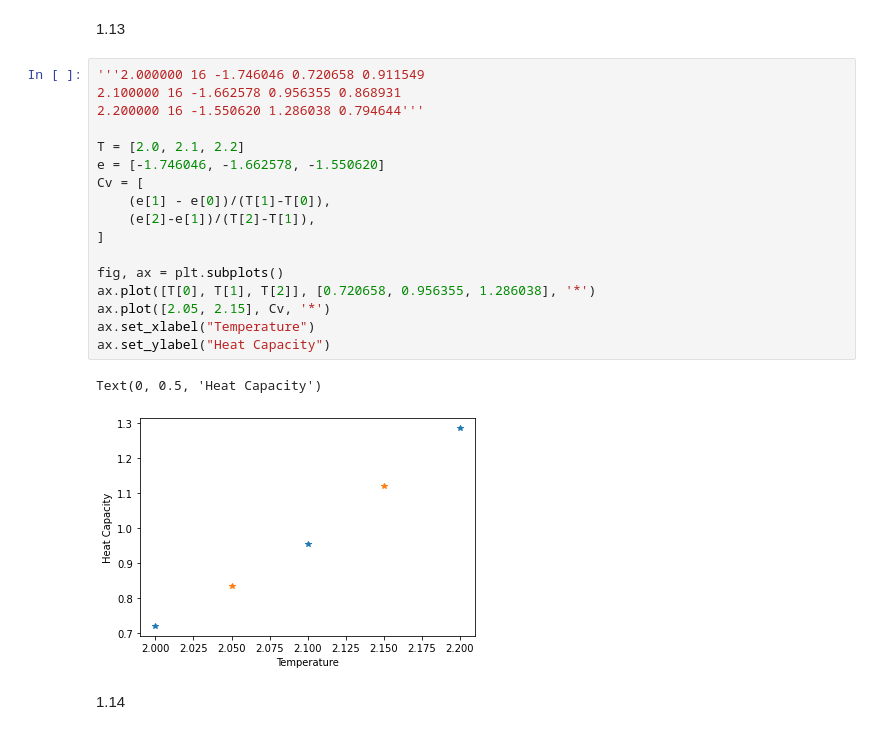
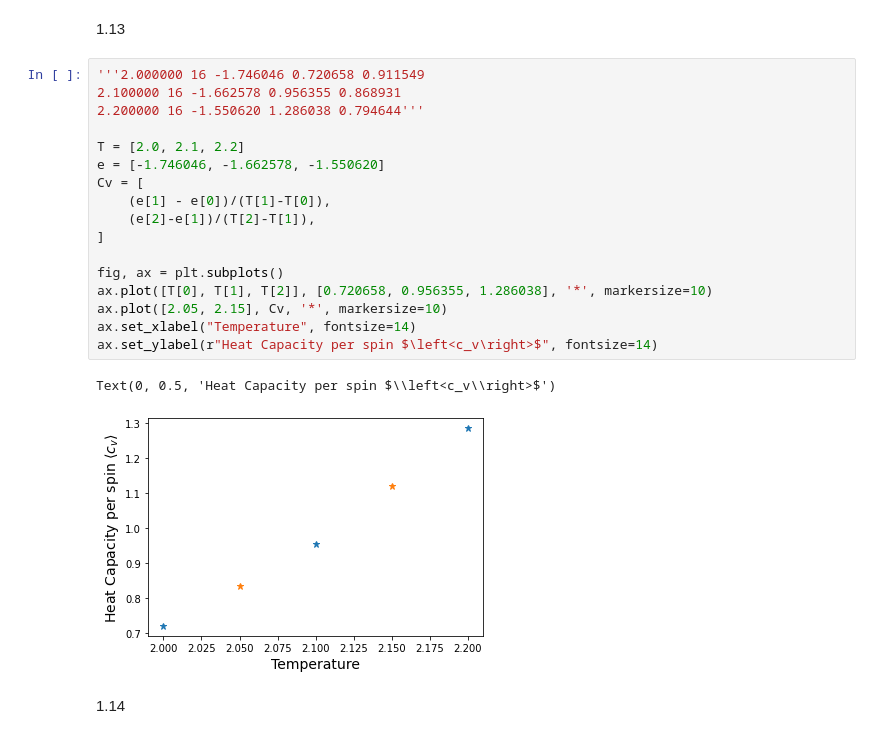
Before and after one commit to klashenriksson/MCSim_CPF, a Jupyter notebook: analysis/result_analyzer.ipynb, the cells around one changed output. Saved outputs shown, nothing was run; the diff lists cells and outputs as text.

```diff
--- a/analysis/result_analyzer.ipynb
+++ b/analysis/result_analyzer.ipynb
@@ -7,23 +7,23 @@ import pandas as pd
 # %%
 '''2.000000 16 -1.746046 0.720658 0.911549
 2.100000 16 -1.662578 0.956355 0.868931
 2.200000 16 -1.550620 1.286038 0.794644'''
 
 T = [2.0, 2.1, 2.2]
 e = [-1.746046, -1.662578, -1.550620]
 Cv = [
     (e[1] - e[0])/(T[1]-T[0]),
     (e[2]-e[1])/(T[2]-T[1]),
 ]
 
 fig, ax = plt.subplots()
-ax.plot([T[0], T[1], T[2]], [0.720658, 0.956355, 1.286038], '*')
-ax.plot([2.05, 2.15], Cv, '*')
-ax.set_xlabel("Temperature")
-ax.set_ylabel("Heat Capacity")
+ax.plot([T[0], T[1], T[2]], [0.720658, 0.956355, 1.286038], '*', markersize=10)
+ax.plot([2.05, 2.15], Cv, '*', markersize=10)
+ax.set_xlabel("Temperature", fontsize=14)
+ax.set_ylabel(r"Heat Capacity per spin $\left<c_v\right>$", fontsize=14)
 # %% [output]
-Text(0, 0.5, 'Heat Capacity')
+Text(0, 0.5, 'Heat Capacity per spin $\\left<c_v\\right>$')
-[figure, old version]
+[figure, new version]
 # %% [markdown]
 1.14
 # %%
```
Also changed, not shown: 7 other files.
